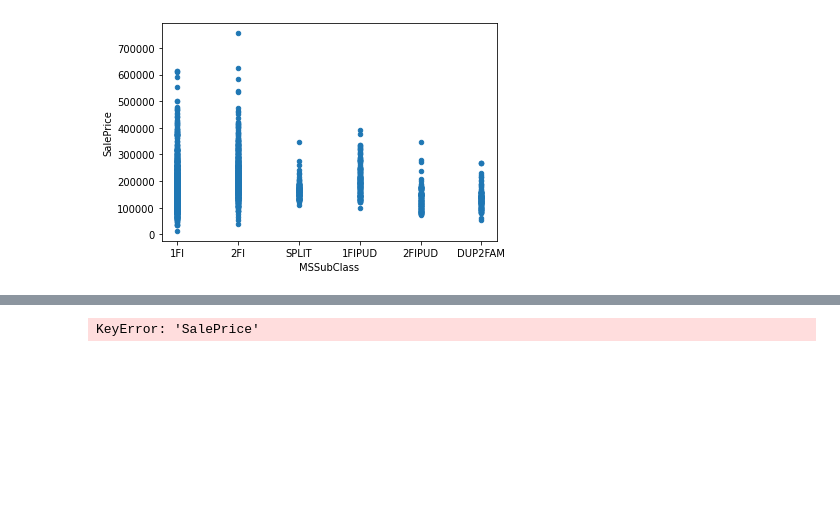
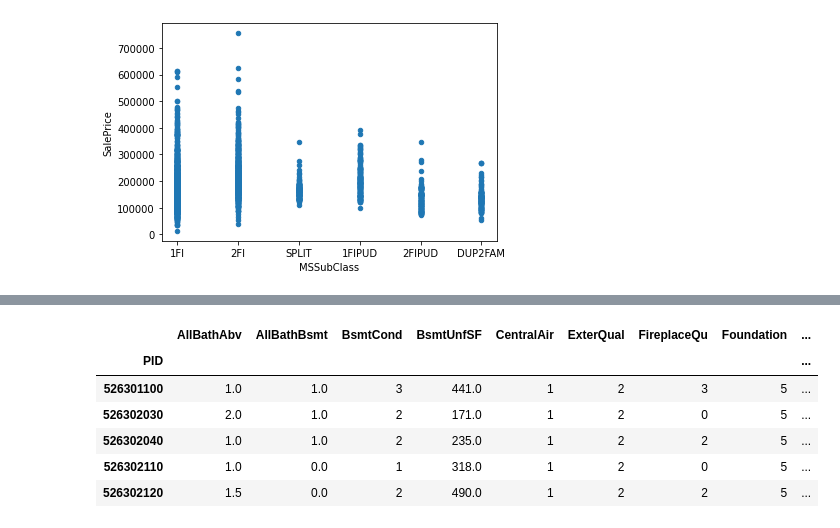
Before and after one commit to dnie44/nycdatascience_ML_project, a Jupyter notebook: tony/05_model_for_app.ipynb, the cells around one changed output, grey strips where cells are left out. Saved outputs shown, nothing was run; the diff lists cells and outputs as text; code cells hidden in the pictures; blank space fills up the shorter version.

```diff
--- a/tony/05_model_for_app.ipynb
+++ b/tony/05_model_for_app.ipynb
@@ -148,0 +126,4 @@ Name: Foundation, dtype: int64
+# %%
+print(df.Neighborhood.value_counts())
+le = preprocessing.LabelEncoder()
+df['Neighborhood'] = le.fit_transform(df.Neighborhood.values)
@@ -148,0 +168,10 @@ Name: Foundation, dtype: int64
+# %%
+df.head()
+# %% [output]
+|  | AllBathAbv | AllBathBsmt | BsmtCond | BsmtUnfSF | CentralAir | ExterQual | FireplaceQu | Foundation | ... |
+| PID |  |  |  |  |  |  |  |  | ... |
+| 526301100 | 1.0 | 1.0 | 3 | 441.0 | 1 | 2 | 3 | 5 | ... |
+| 526302030 | 2.0 | 1.0 | 2 | 171.0 | 1 | 2 | 0 | 5 | ... |
+| 526302040 | 1.0 | 1.0 | 2 | 235.0 | 1 | 2 | 2 | 5 | ... |
+| 526302110 | 1.0 | 0.0 | 1 | 318.0 | 1 | 2 | 0 | 5 | ... |
+| 526302120 | 1.5 | 0.0 | 2 | 490.0 | 1 | 2 | 2 | 5 | ... |
@@ -149,9 +180,7 @@ Name: Foundation, dtype: int64
 # %%
 y = df['SalePrice']
-df = df.drop(['SalePrice','Neighborhood'],axis=1)
+df = df.drop(['SalePrice'],axis=1)
 X = df
-# %% [output]
-KeyError: 'SalePrice'
 # %%
 x_train, x_test, y_train, y_test = train_test_split(X, y, test_size = 0.15)
 # %%
```
Also changed, not shown: parts of 7 cells of this notebook, 1 other file.
